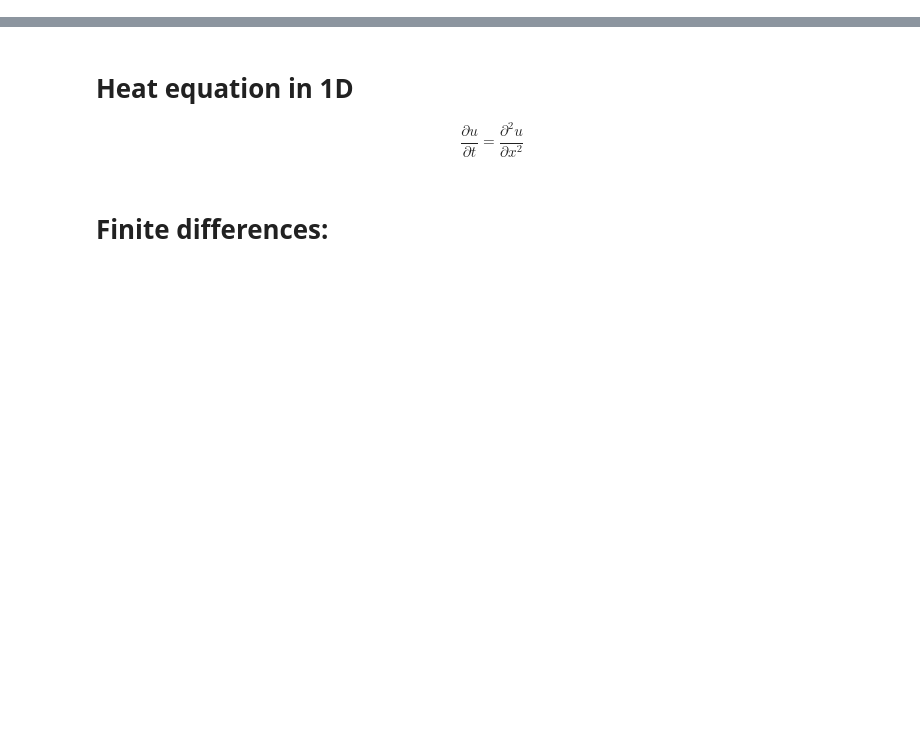
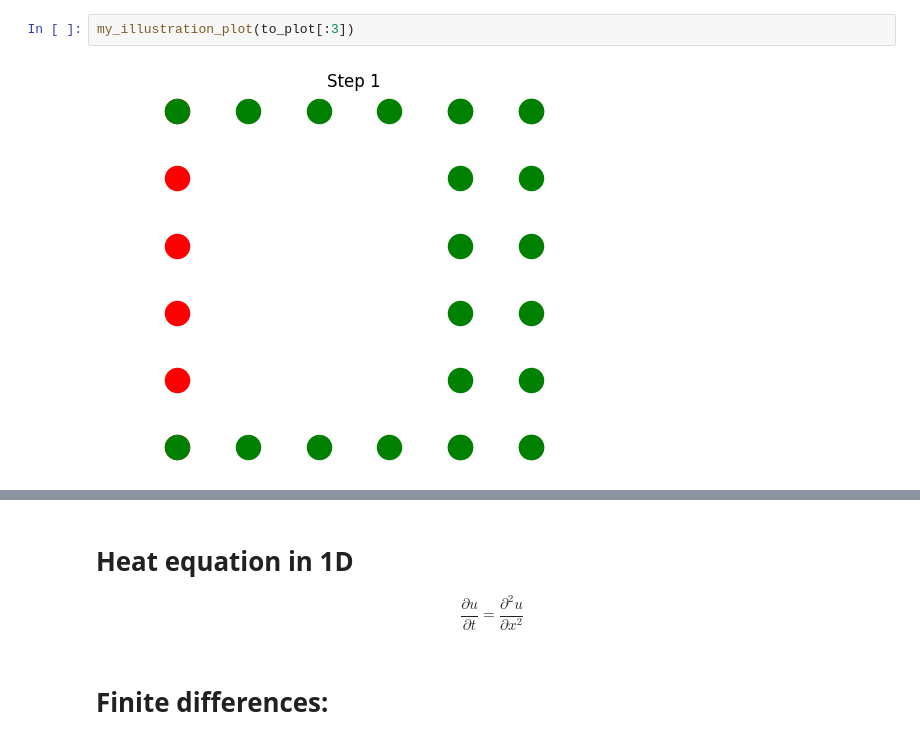
Before and after one commit to QuantCourseBP/QuantCourseBP, a Jupyter notebook: Lectures/Finite_method_intro/Finite_difference_method_intro_SOLUTION.ipynb, the cells around one changed output, grey strips where cells are left out. Drawn from its saved outputs; the diff is of its cells as text; blank space fills up the shorter version.

```diff
--- a/Lectures/Finite_method_intro/Finite_difference_method_intro.ipynb
+++ b/Lectures/Finite_method_intro/Finite_difference_method_intro_SOLUTION.ipynb
@@ -2,0 +34,4 @@
+# %%
+my_illustration_plot(to_plot[:3])
+# %% [output]
+[figure, added]
```
Also changed, not shown: parts of 42 cells of this notebook.
